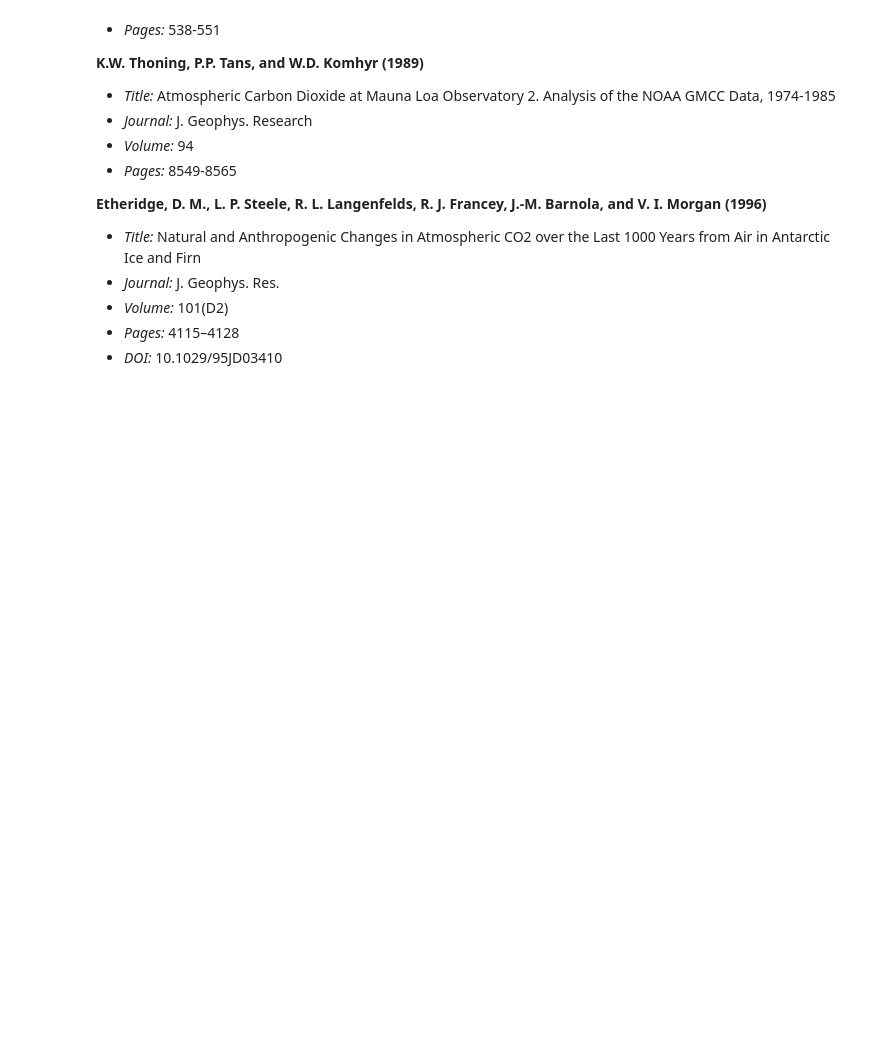
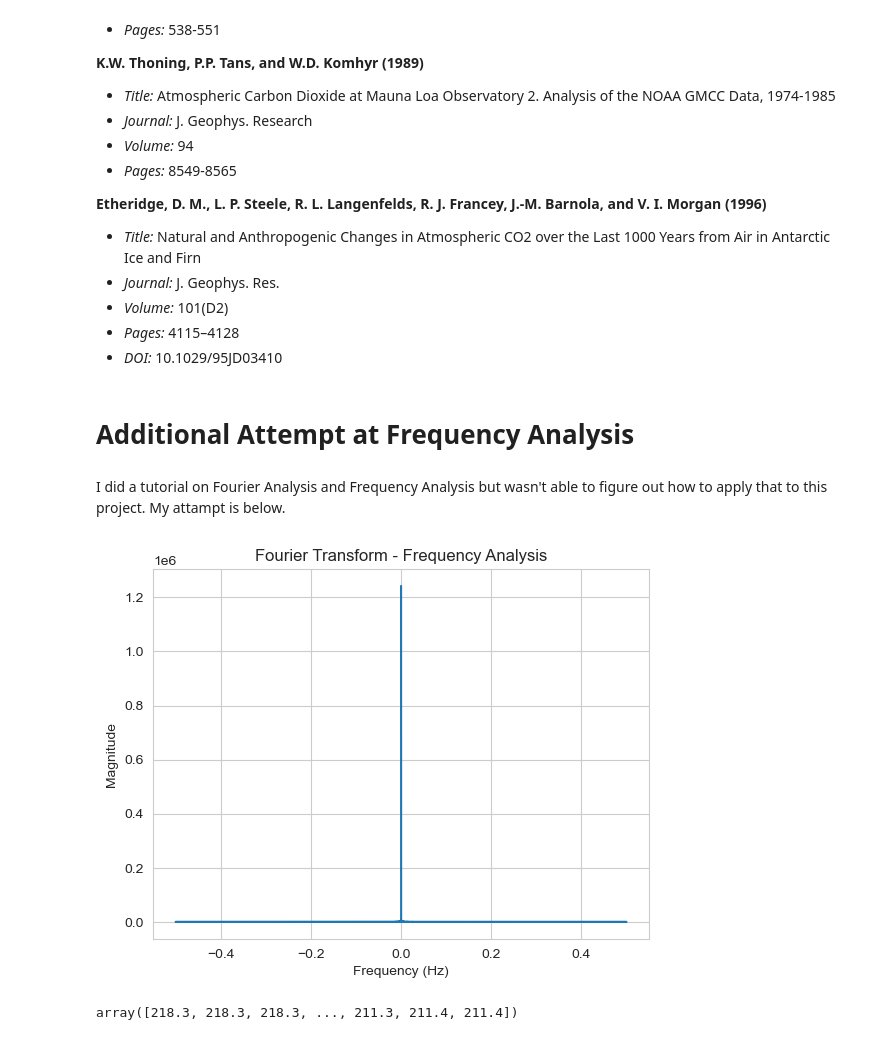
Before and after one commit to frankquinn89/PROGRAMMING_FOR_DATA_ANALYSIS_2, a Jupyter notebook: project.ipynb, the cells around one changed output. Saved outputs shown, nothing was run; the diff lists cells and outputs as text; code cells hidden in the pictures; blank space fills up the shorter version.

Commit message:
added fourier analysis attempt

```diff
--- a/project.ipynb
+++ b/project.ipynb
@@ -480,3 +480,33 @@ master_export.to_json('exported_data/master_dataset.json')
    - *Volume:* 101(D2)
    - *Pages:* 4115–4128
    - *DOI:* 10.1029/95JD03410
+# %% [markdown]
+# Additional Attempt at Frequency Analysis
+# %% [markdown]
+I did a tutorial on Fourier Analysis and Frequency Analysis but wasn't able to figure out how to apply that to this project. My attampt is below.
+# %%
+import numpy as np
+import pandas as pd
+from matplotlib import pyplot as plt
+
+df = pd.DataFrame(historical_temperature)
+
+df["year"] = pd.to_numeric(df["historical_temp_year"])
+df["temp"] = pd.to_numeric(df["historical_temp_kelvin"])
+
+temp_data = df["temp"].values
+n = len(temp_data)
+fft_result = np.fft.fft(temp_data)
+frequencies = np.fft.fftfreq(n)
+
+plt.plot(frequencies, np.abs(fft_result))
+plt.title('Fourier Transform - Frequency Analysis')
+plt.xlabel('Frequency (Hz)')
+plt.ylabel('Magnitude')
+plt.show()
+# %% [output]
+[figure, added]
+# %%
+temp_data
+# %% [output]
+array([218.3, 218.3, 218.3, ..., 211.3, 211.4, 211.4])
```
Also changed, not shown: parts of 1 cell of this notebook.
